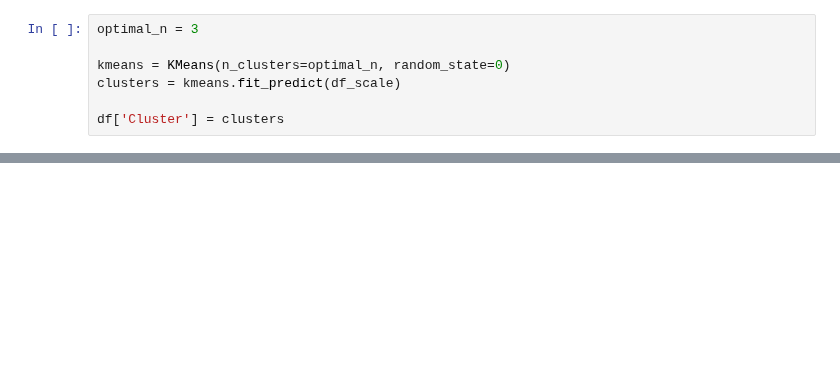
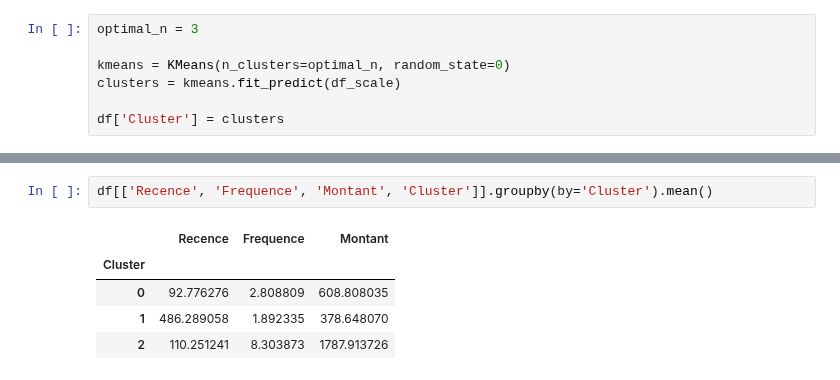
Before and after one commit to neevaiti/segmentation_client_simplon, a Jupyter notebook: segmentation_rfm.ipynb, the cells around one changed output, grey strips where cells are left out. Saved outputs shown, nothing was run; the diff lists cells and outputs as text; blank space fills up the shorter version.

```diff
--- a/segmentation_rfm.ipynb
+++ b/segmentation_rfm.ipynb
@@ -52,0 +53,8 @@ plt.show()
+# %%
+df[['Recence', 'Frequence', 'Montant', 'Cluster']].groupby(by='Cluster').mean()
+# %% [output]
+|  | Recence | Frequence | Montant |
+| Cluster |  |  |  |
+| 0 | 92.776276 | 2.808809 | 608.808035 |
+| 1 | 486.289058 | 1.892335 | 378.648070 |
+| 2 | 110.251241 | 8.303873 | 1787.913726 |
```
Also changed, not shown: parts of 3 cells of this notebook, 1 other file.
